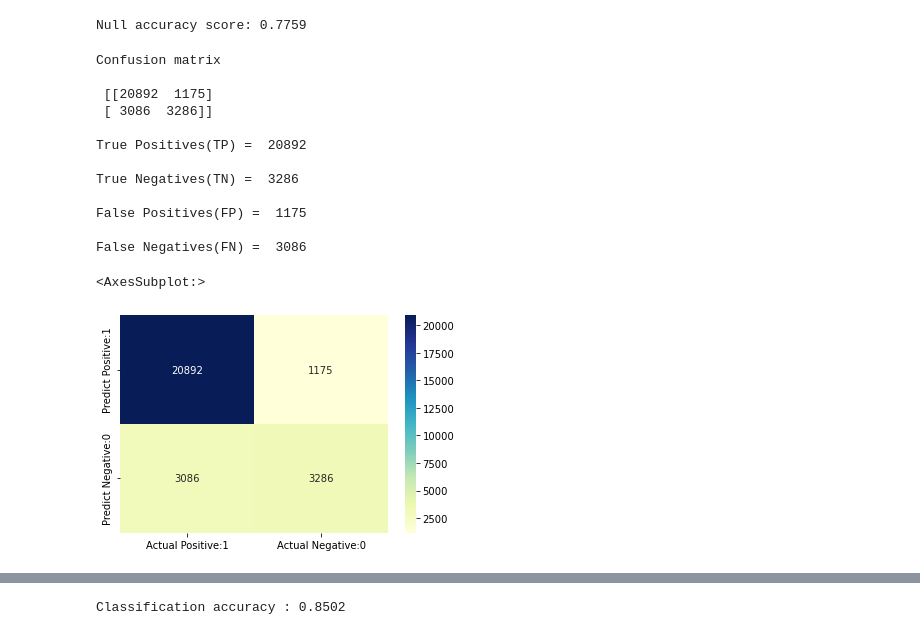
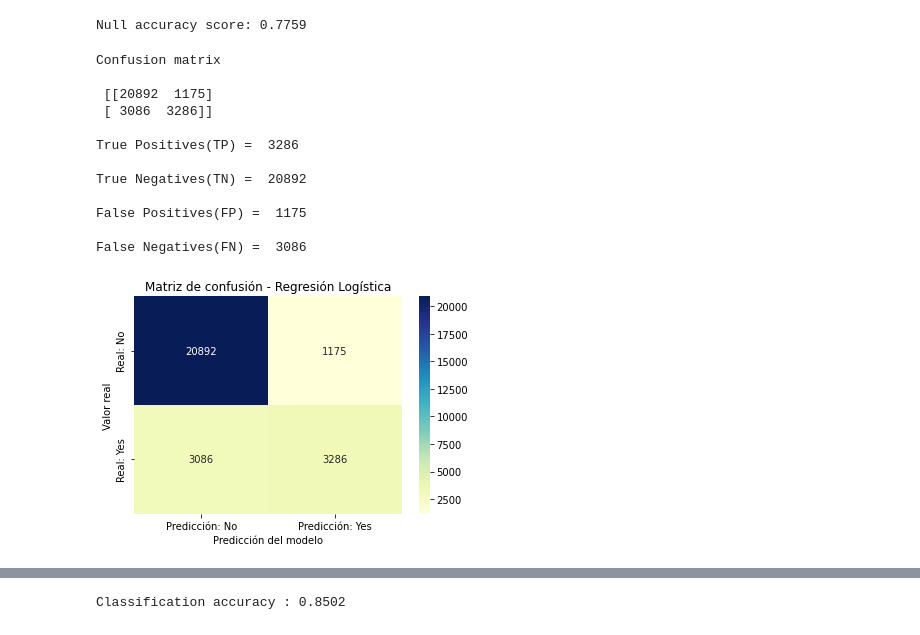
Before and after one commit to fr4nc15co/classification_methods, a Jupyter notebook: 1ST DATASET/REGRESION LOGISTICA/weather.ipynb, the cells around one changed output, grey strips where cells are left out. Drawn from its saved outputs; the diff is of its cells as text; code cells hidden in the pictures.

```diff
--- a/1ST DATASET/REGRESION LOGISTICA/weather.ipynb
+++ b/1ST DATASET/REGRESION LOGISTICA/weather.ipynb
@@ -1344,9 +1306,9 @@ cm = confusion_matrix(y_test, y_pred_test)
 
 print('Confusion matrix\n\n', cm)
 
-print('\nTrue Positives(TP) = ', cm[0,0])
+print('\nTrue Positives(TP) = ', cm[1,1])
 
-print('\nTrue Negatives(TN) = ', cm[1,1])
+print('\nTrue Negatives(TN) = ', cm[0,0])
 
 print('\nFalse Positives(FP) = ', cm[0,1])
 
@@ -1357,23 +1319,35 @@ Confusion matrix
  [[20892  1175]
  [ 3086  3286]]
 
-True Positives(TP) =  20892
+True Positives(TP) =  3286
 
-True Negatives(TN) =  3286
+True Negatives(TN) =  20892
 
 False Positives(FP) =  1175
 
 False Negatives(FN) =  3086
-# %%
-# visualize confusion matrix with seaborn heatmap
-
-cm_matrix = pd.DataFrame(data=cm, columns=['Actual Positive:1', 'Actual Negative:0'],
-                                 index=['Predict Positive:1', 'Predict Negative:0'])
-
-sns.heatmap(cm_matrix, annot=True, fmt='d', cmap='YlGnBu')
-# %% [output]
-<AxesSubplot:>
-[figure, removed]
+# %%
+import seaborn as sns
+import matplotlib.pyplot as plt
+import pandas as pd
+from sklearn.metrics import confusion_matrix
+
+cm = confusion_matrix(y_test, y_pred_test)
+
+# Crear DataFrame con etiquetas correctas
+cm_matrix = pd.DataFrame(data=cm,
+                         index=['Real: No', 'Real: Yes'],
+                         columns=['Predicción: No', 'Predicción: Yes'])
+
+# Dibujar el heatmap
+plt.figure(figsize=(6,4))
+sns.heatmap(cm_matrix, annot=True, fmt='d', cmap='YlGnBu')
+plt.title('Matriz de confusión - Regresión Logística')
+plt.ylabel('Valor real')
+plt.xlabel('Predicción del modelo')
+plt.show()
+# %% [output]
+[figure, added]
 # %%
 from sklearn.metrics import classification_report
 
```
Also changed, not shown: parts of 19 cells of this notebook, 14 other files.
